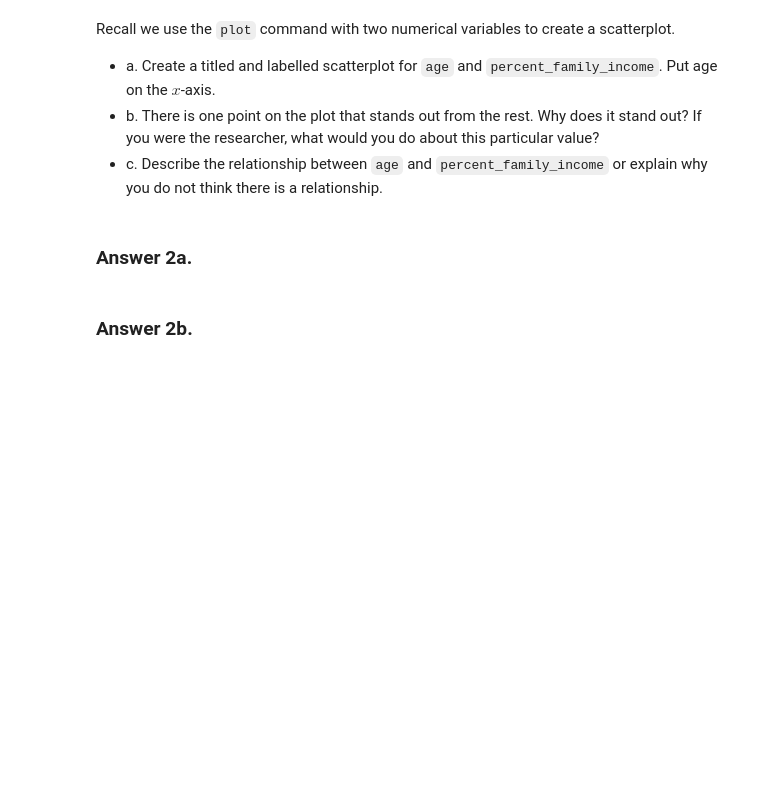
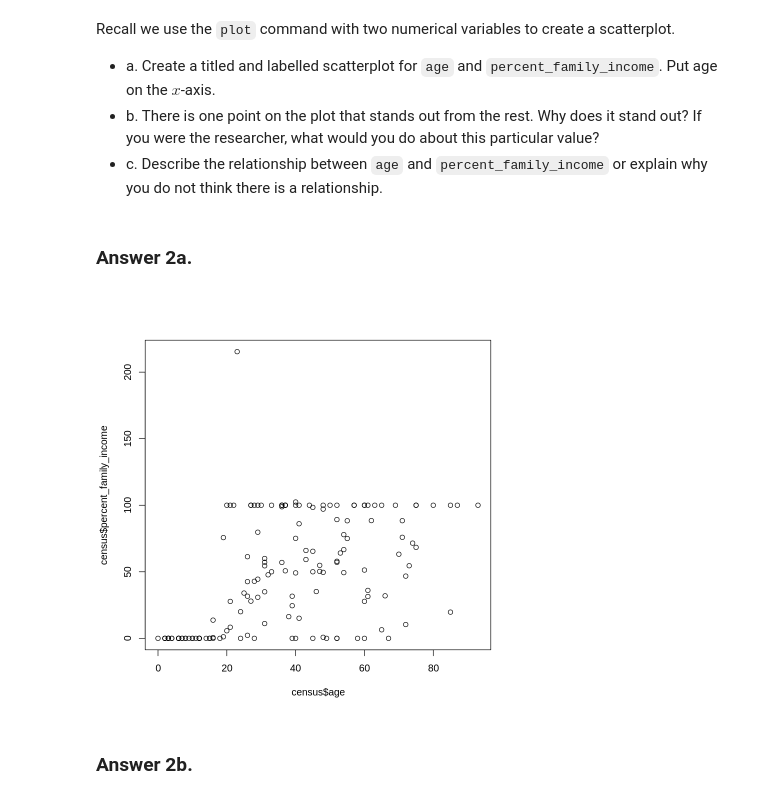
Before and after one commit to jana-archibald/Worksheet_02, a Jupyter notebook: Worksheet 2_2021.ipynb, the cells around one changed output. Saved outputs shown, nothing was run; the diff lists cells and outputs as text; code cells hidden in the pictures; blank space fills up the shorter version.

```diff
--- a/Worksheet 2_2021.ipynb
+++ b/Worksheet 2_2021.ipynb
@@ -76,3 +74,7 @@ Enter R code in this cell to create the required graphical representation of dat
+# %%
+plot(census$age,census$percent_family_income)
+# %% [output]
+[figure, added]
 # %% [markdown]
 ### Answer 2b.
 # %% [markdown]
```
Also changed, not shown: parts of 3 cells of this notebook.
